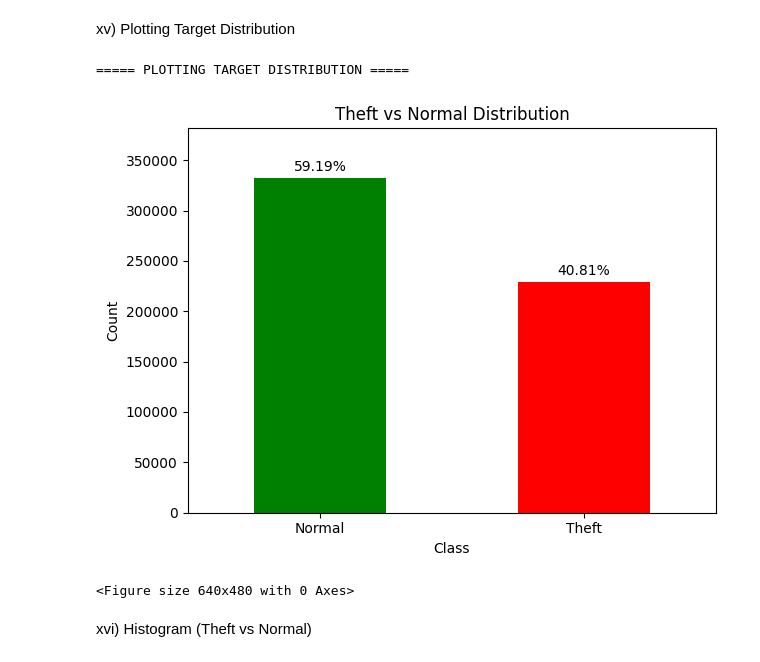
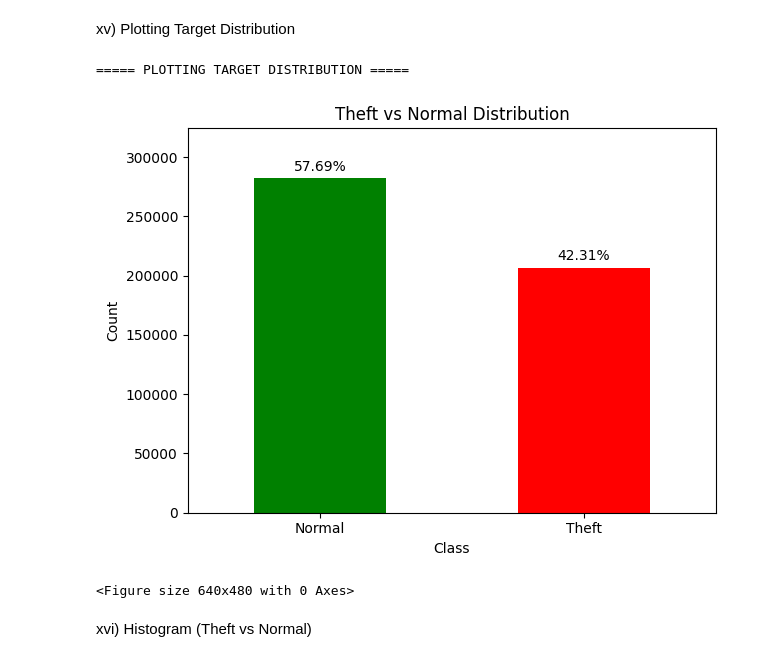
Before and after one commit to kavithahk-1706/ML-Powered-Smart-Grid-Energy-Theft-Detection-and-Analytics-System, a Jupyter notebook: notebooks/eda_preprocessing.ipynb, the cells around one changed output. Saved outputs shown, nothing was run; the diff lists cells and outputs as text; code cells hidden in the pictures.

```diff
--- a/notebooks/eda_preprocessing.ipynb
+++ b/notebooks/eda_preprocessing.ipynb
@@ -457,28 +457,28 @@ xv) Plotting Target Distribution
 # %%
 print(f"===== PLOTTING TARGET DISTRIBUTION =====")
 
-series=df['theft_binary'].value_counts()
+series=df_clean['theft_binary'].value_counts()
 total=series.sum()
 
 fig,ax=plt.subplots()
 series.plot(kind='bar', ax=ax, color=['green','red'])
 
 percents=[f'{(v/total*100):.2f}%' for v in series]
 
 ax.bar_label(ax.containers[0], labels=percents, padding=3)
 
 ax.set_ylim(0, series.max() * 1.15)
 plt.title('Theft vs Normal Distribution')
 plt.xlabel('Class')
 plt.ylabel('Count')
 plt.xticks(rotation=0)
 plt.tight_layout()
 plt.show()
 
 plt.savefig('../visualizations/eda/theft_vs_normal_bar.png', dpi=300, bbox_inches='tight')
 # %% [output]
 ===== PLOTTING TARGET DISTRIBUTION =====
-[figure, old version]
+[figure, new version]
 <Figure size 640x480 with 0 Axes>
 # %% [markdown]
 xvi) Histogram (Theft vs Normal)
```
Also changed, not shown: parts of 4 cells of this notebook, 3 other files.
